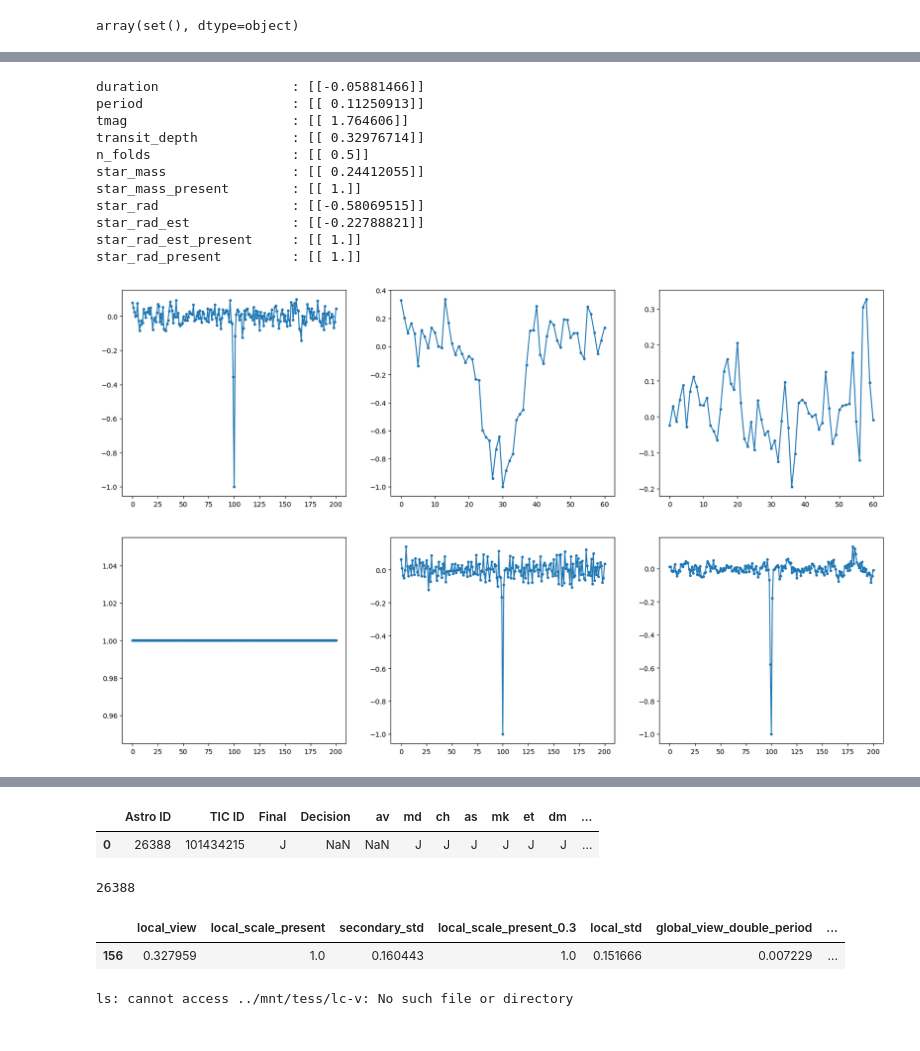
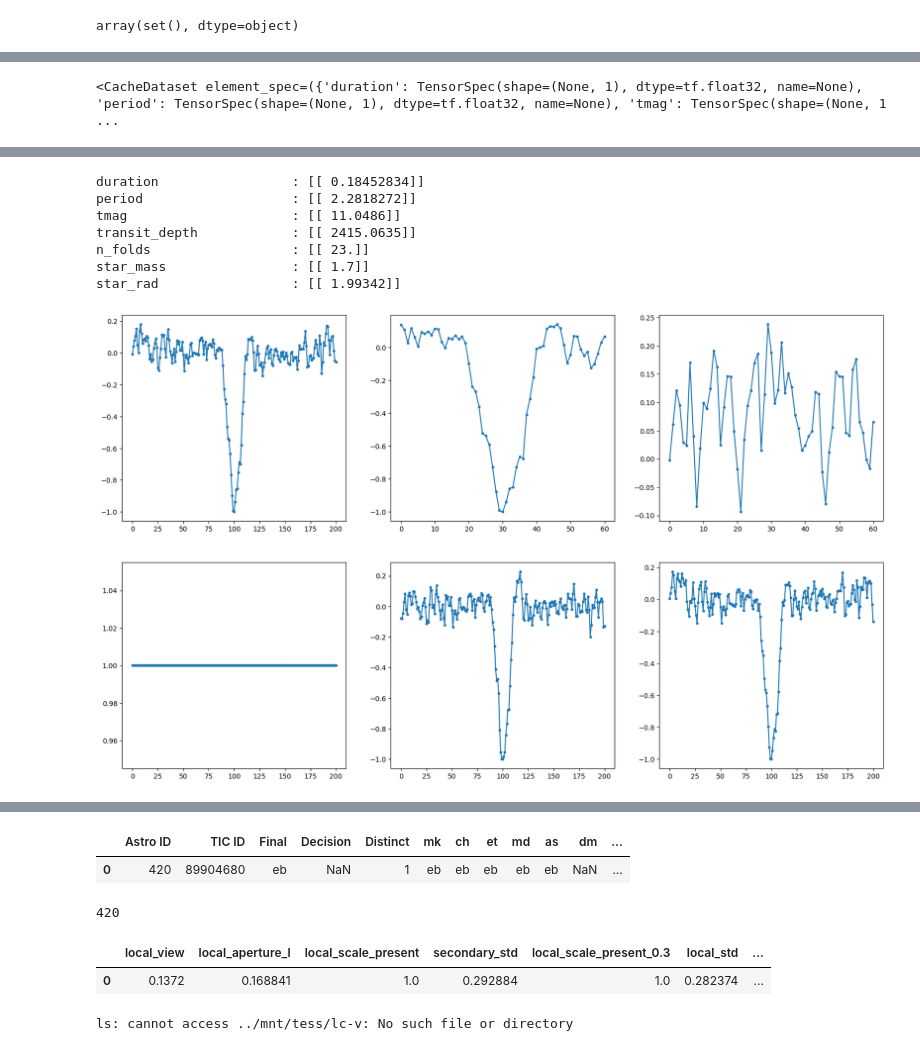
Before and after one commit to mit-kavli-institute/astronet-triage, a Jupyter notebook: Data.ipynb, the cells around one changed output, grey strips where cells are left out. Drawn from its saved outputs; the diff is of its cells as text; code cells hidden in the pictures.

Commit message:
Using newly saved vetting tfrecords (v01)

```diff
--- a/Data.ipynb
+++ b/Data.ipynb
@@ -2,16 +2,16 @@
 import os
 import tensorflow as tf
 
-# tces_file = '../mnt/tess/astronet/tces-vetting-v4-toi-train.csv'
-# file_pattern = '../mnt/tess/astronet/tfrecords-vetting-5-toi-train/*'
-# model_name = 'AstroCNNModelVetting'
-# config_name = 'vrevised'
-# labels = ['p', 'e', 'n']
-tces_file = '../mnt/tess/astronet/tces-v14-test.csv'
-file_pattern = '../mnt/tess/astronet/tfrecords-38-test/*'
-model_name = 'AstroCNNModel'
-config_name = 'final_alpha_1'
-labels = ['E', 'N', 'J', 'S', 'B']
+tces_file = '../mnt/tess/astronet/tces-vetting-v01-test.csv'
+file_pattern = '../mnt/tess/astronet/tfrecords-vetting-01-test/*'
+model_name = 'AstroCNNModelVetting'
+config_name = 'vrevised'
+labels = ['p', 'e', 'n']
+# tces_file = '../mnt/tess/astronet/tces-v14-test.csv'
+# file_pattern = '../mnt/tess/astronet/tfrecords-38-test/*'
+# model_name = 'AstroCNNModel'
+# config_name = 'final_alpha_1'
+# labels = ['E', 'N', 'J', 'S', 'B']
 
 filenames = tf.io.gfile.glob(file_pattern)
 
@@ -153,7 +153,8 @@ labels_ds = input_ds.build_dataset(
 labels_iter = iter(labels_ds)
 
 label_index = {k.lower(): i for i, k in enumerate(config.inputs.label_columns)}
-cols = ["disp_E", "disp_N", "disp_J", "disp_S", "disp_B"]
+cols = [f"disp_{l}" for l in labels]  # ["disp_E", "disp_N", "disp_J", "disp_S", "disp_B"]
+
 
 all_ids = []
 bad_labels = []
@@ -259,7 +260,11 @@ def plot_ds_tce(ds, astro_id):
             plt.show()
             plt.close('all')
             return
+# %%
+ds
+# %% [output]
+<CacheDataset element_spec=({'duration': TensorSpec(shape=(None, 1), dtype=tf.float32, name=None), 'period': TensorSpec(shape=(None, 1), dtype=tf.float32, name=None), 'tmag': TensorSpec(shape=(None, 1 ...
 # %%
-tic_id = 101434215
+tic_id = 89904680
 plot_ds_tce(ds, astro_id(tic_id))
 # %% [output]
@@ -269,13 +274,9 @@ plot_ds_tce(ds, astro_id(tic_id))
          [[{{node Placeholder/_0}}]]
-duration                 : [[-0.05881466]]
-period                   : [[ 0.11250913]]
-tmag                     : [[ 1.764606]]
-transit_depth            : [[ 0.32976714]]
-n_folds                  : [[ 0.5]]
-star_mass                : [[ 0.24412055]]
-star_mass_present        : [[ 1.]]
-star_rad                 : [[-0.58069515]]
-star_rad_est             : [[-0.22788821]]
-star_rad_est_present     : [[ 1.]]
-star_rad_present         : [[ 1.]]
+duration                 : [[ 0.18452834]]
+period                   : [[ 2.2818272]]
+tmag                     : [[ 11.0486]]
+transit_depth            : [[ 2415.0635]]
+n_folds                  : [[ 23.]]
+star_mass                : [[ 1.7]]
+star_rad                 : [[ 1.99342]]
-[figure, old version]
+[figure, new version]
@@ -284,17 +285,17 @@ star_rad_present         : [[ 1.]]
 # %%
 tce_table[tce_table['TIC ID'] == tic_id]
 # %% [output]
-|  | Astro ID | TIC ID | Final | Decision | av | md | ch | as | mk | et | dm | ... |
-| 0 | 26388 | 101434215 | J | NaN | NaN | J | J | J | J | J | J | ... |
+|  | Astro ID | TIC ID | Final | Decision | Distinct | mk | ch | et | md | as | dm | ... |
+| 0 | 420 | 89904680 | eb | NaN | 1 | eb | eb | eb | eb | eb | NaN | ... |
 # %%
 astro_id(tic_id)
 # %% [output]
-26388
+420
 # %%
 examples_table[examples_table['astro_id'] == astro_id(tic_id)]
 # %% [output]
-|  | local_view | local_scale_present | secondary_std | local_scale_present_0.3 | local_std | global_view_double_period | ... |
-| 156 | 0.327959 | 1.0 | 0.160443 | 1.0 | 0.151666 | 0.007229 | ... |
+|  | local_view | local_aperture_l | local_scale_present | secondary_std | local_scale_present_0.3 | local_std | ... |
+| 0 | 0.1372 | 0.168841 | 1.0 | 0.292884 | 1.0 | 0.282374 | ... |
 # %%
 !ls ../mnt/tess/lc-v | grep 237320326
 # %% [output]
```
Also changed, not shown: parts of 10 cells of this notebook, 2 other files.
